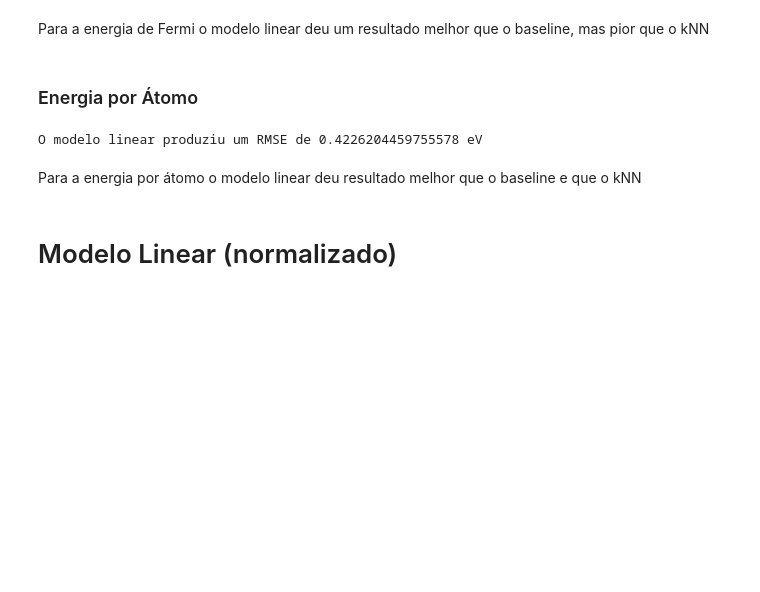
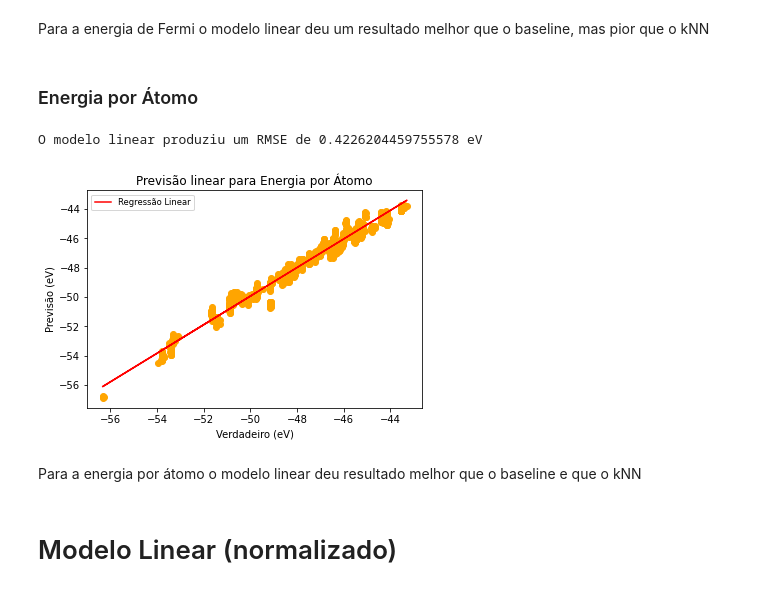
Before and after one commit to Karl-Marcos/ML-2022-DIMP, a Jupyter notebook: bloco_2.ipynb, the cells around one changed output. Saved outputs shown, nothing was run; the diff lists cells and outputs as text; code cells hidden in the pictures; blank space fills up the shorter version.

```diff
--- a/bloco_2.ipynb
+++ b/bloco_2.ipynb
@@ -209,9 +265,10 @@ Para a energia de Fermi o modelo linear deu um resultado melhor que o baseline,
 # %% [markdown]
 ### Energia por Átomo
 # %%
-modelo_linear(x_treino_en, y_treino_en, x_teste_en, y_teste_en)
+modelo_linear(x_treino_en, y_treino_en, x_teste_en, y_teste_en, 'Energia por Átomo')
 # %% [output]
 O modelo linear produziu um RMSE de 0.4226204459755578 eV
+[figure, added]
 # %% [markdown]
 Para a energia por átomo o modelo linear deu resultado melhor que o baseline e que o kNN
 # %% [markdown]
```
Also changed, not shown: parts of 9 cells of this notebook.
